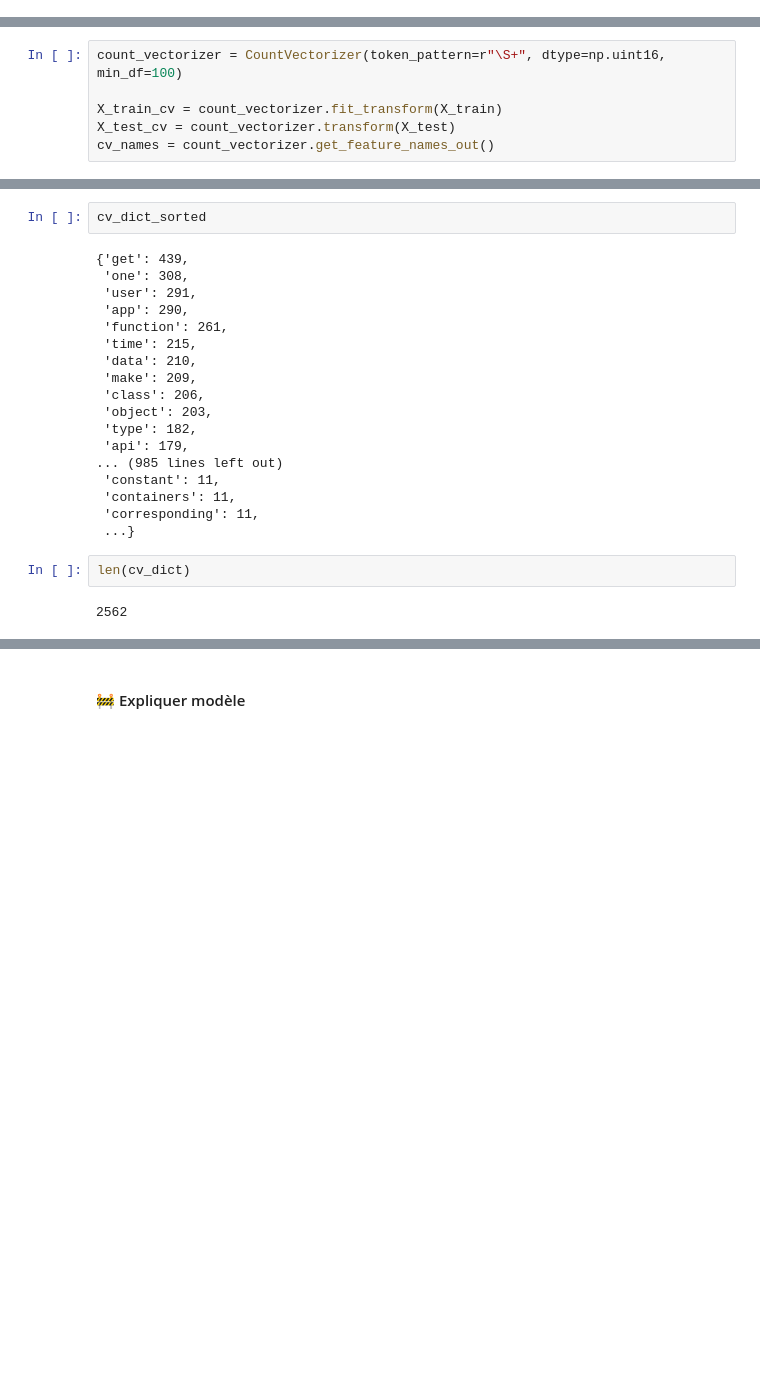
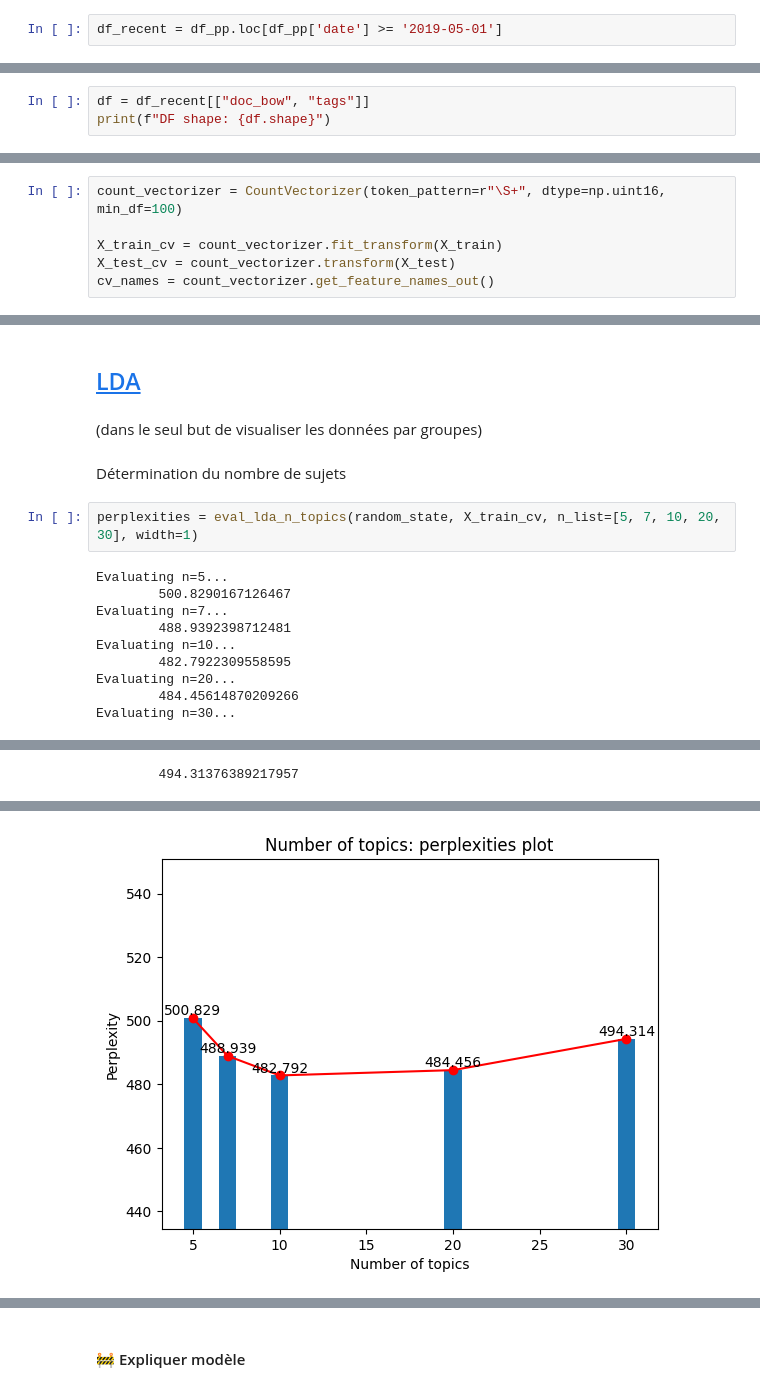
Before and after one commit to sycod/OC_P5_SoF, a Jupyter notebook: 4_supervise.ipynb, the cells around one changed output, grey strips where cells are left out. Saved outputs shown, nothing was run; the diff lists cells and outputs as text; blank space fills up the shorter version.

```diff
--- a/4_supervise.ipynb
+++ b/4_supervise.ipynb
@@ -84,0 +80,2 @@ KeyError: 'Tags'
+# %%
+df_recent = df_pp.loc[df_pp['date'] >= '2019-05-01']
@@ -84,0 +84,3 @@ KeyError: 'Tags'
+# %%
+df = df_recent[["doc_bow", "tags"]]
+print(f"DF shape: {df.shape}")
@@ -110,24 +118,18 @@ cv_dict_sorted = {
-# %%
-cv_dict_sorted
-# %% [output]
-{'get': 439,
- 'one': 308,
- 'user': 291,
- 'app': 290,
- 'function': 261,
- 'time': 215,
- 'data': 210,
- 'make': 209,
- 'class': 206,
- 'object': 203,
- 'type': 182,
- 'api': 179,
-... (985 lines left out)
- 'constant': 11,
- 'containers': 11,
- 'corresponding': 11,
- ...}
-# %%
-len(cv_dict)
-# %% [output]
-2562
+# %% [markdown]
+## <a id='toc1_4_'></a>[LDA](#toc0_)
+# %% [markdown]
+(dans le seul but de visualiser les données par groupes)
+# %% [markdown]
+Détermination du nombre de sujets
+# %%
+perplexities = eval_lda_n_topics(random_state, X_train_cv, n_list=[5, 7, 10, 20, 30], width=1)
+# %% [output]
+Evaluating n=5...
+        500.8290167126467
+Evaluating n=7...
+        488.9392398712481
+Evaluating n=10...
+        482.7922309558595
+Evaluating n=20...
+        484.45614870209266
+Evaluating n=30...
@@ -133,0 +153 @@ len(cv_dict)
+        494.31376389217957
@@ -133,0 +162 @@ len(cv_dict)
+[figure, added]
```
Also changed, not shown: parts of 51 cells of this notebook, 1 other file.
